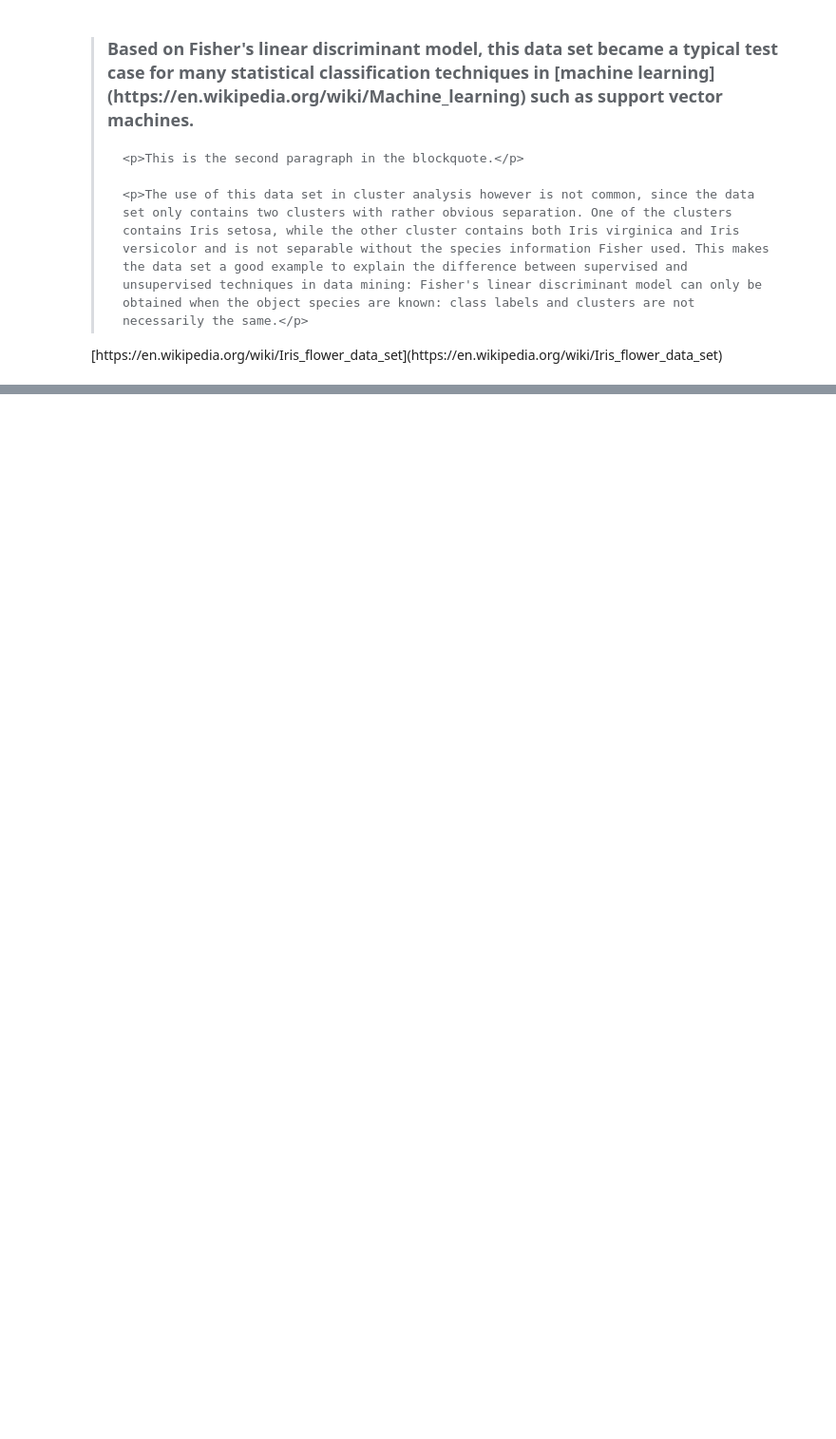
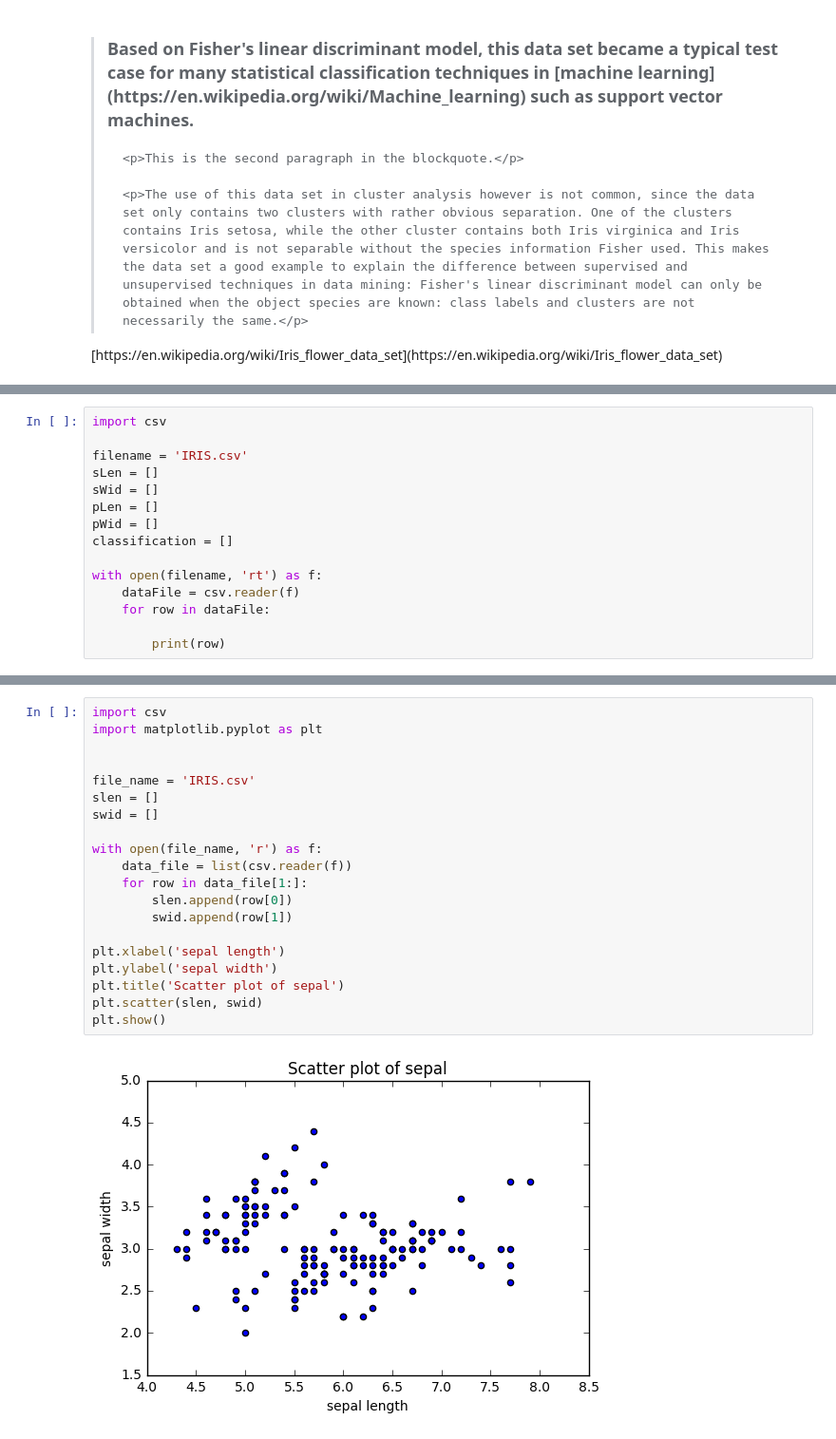
Before and after one commit to vaidaabelkyte/Jupyter-pyplot-and-numpy, a Jupyter notebook: Iris_dataSet.ipynb, the cells around one changed output, grey strips where cells are left out. Shown: that part at 95% size. Drawn from its saved outputs; the diff is of its cells as text; blank space fills up the shorter version.

Commit message:
simple plot

```diff
--- a/Iris_dataSet.ipynb
+++ b/Iris_dataSet.ipynb
@@ -181,0 +65,15 @@ csv = np.genfromtxt ('IRIS.csv', delimiter=",")
+# %%
+import csv
+
+filename = 'IRIS.csv'
+sLen = []
+sWid = []
+pLen = []
+pWid = []
+classification = []
+
+with open(filename, 'rt') as f:
+    dataFile = csv.reader(f)
+    for row in dataFile:
+
+        print(row)
@@ -181,0 +98,22 @@ csv = np.genfromtxt ('IRIS.csv', delimiter=",")
+# %%
+import csv
+import matplotlib.pyplot as plt
+
+
+file_name = 'IRIS.csv'
+slen = []
+swid = []
+
+with open(file_name, 'r') as f:
+    data_file = list(csv.reader(f))
+    for row in data_file[1:]:
+        slen.append(row[0])
+        swid.append(row[1])
+
+plt.xlabel('sepal length')
+plt.ylabel('sepal width')
+plt.title('Scatter plot of sepal')
+plt.scatter(slen, swid)
+plt.show()
+# %% [output]
+[figure, added]
```
Also changed, not shown: parts of 3 cells of this notebook.
